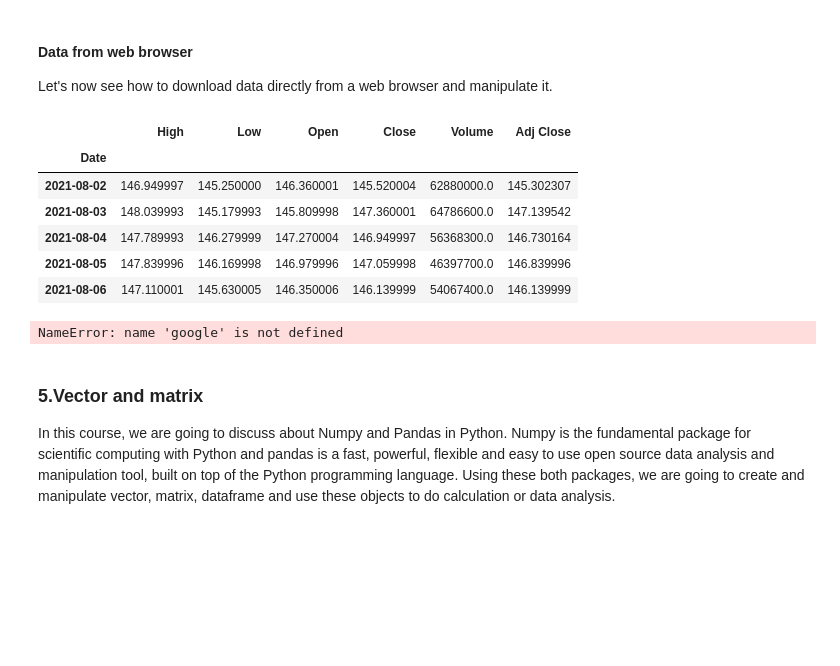
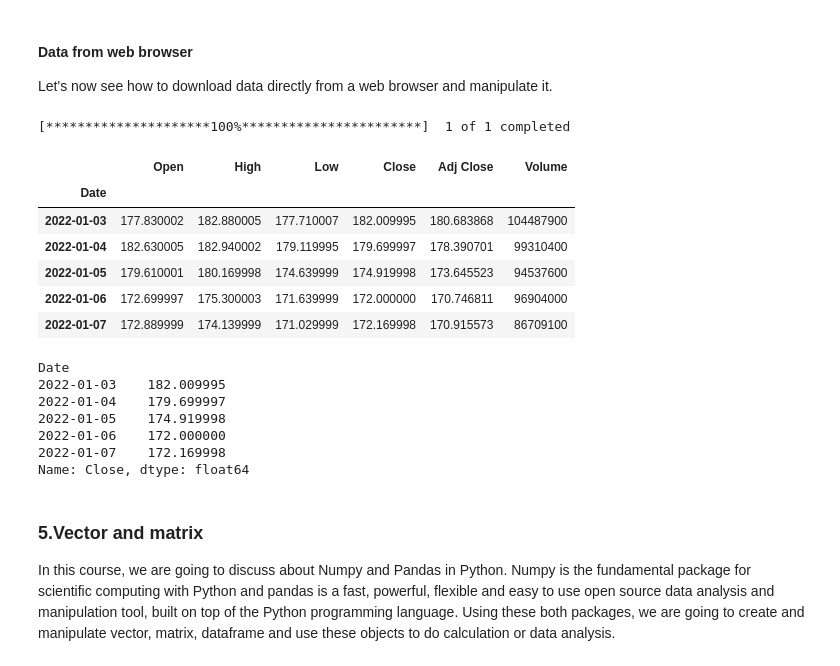
Before and after one commit to UbeyOzcan/UCLouvain_Python_Courses, a Jupyter notebook: Course 1 - data management, variables definition & plots/Course 1 - data management (import-export), variables definition, plots.ipynb, the cells around one changed output. Saved outputs shown, nothing was run; the diff lists cells and outputs as text; code cells hidden in the pictures; blank space fills up the shorter version.

```diff
--- a/Course 1 - data management, variables definition & plots/Course 1 - data management (import-export), variables definition, plots.ipynb
+++ b/Course 1 - data management, variables definition & plots/Course 1 - data management (import-export), variables definition, plots.ipynb
@@ -398,21 +399,28 @@ import datetime
 # %%
-start = datetime.datetime(2021, 8, 1)
-end = datetime.datetime(2021, 8, 31)
+start_date = datetime.datetime(2022, 1, 1)
+end_date = datetime.datetime(2022, 1, 31)
-# %%
-apple = web.DataReader('AAPL', 'yahoo', start, end)
-apple.head()
-# %% [output]
-|  | High | Low | Open | Close | Volume | Adj Close |
-| Date |  |  |  |  |  |  |
-| 2021-08-02 | 146.949997 | 145.250000 | 146.360001 | 145.520004 | 62880000.0 | 145.302307 |
-| 2021-08-03 | 148.039993 | 145.179993 | 145.809998 | 147.360001 | 64786600.0 | 147.139542 |
-| 2021-08-04 | 147.789993 | 146.279999 | 147.270004 | 146.949997 | 56368300.0 | 146.730164 |
-| 2021-08-05 | 147.839996 | 146.169998 | 146.979996 | 147.059998 | 46397700.0 | 146.839996 |
-| 2021-08-06 | 147.110001 | 145.630005 | 146.350006 | 146.139999 | 54067400.0 | 146.139999 |
+# %%
+apple = web.get_data_yahoo('AAPL', start=start_date, end=end_date)
+apple.head()
+# %% [output]
+[*********************100%***********************]  1 of 1 completed
+|  | Open | High | Low | Close | Adj Close | Volume |
+| Date |  |  |  |  |  |  |
+| 2022-01-03 | 177.830002 | 182.880005 | 177.710007 | 182.009995 | 180.683868 | 104487900 |
+| 2022-01-04 | 182.630005 | 182.940002 | 179.119995 | 179.699997 | 178.390701 | 99310400 |
+| 2022-01-05 | 179.610001 | 180.169998 | 174.639999 | 174.919998 | 173.645523 | 94537600 |
+| 2022-01-06 | 172.699997 | 175.300003 | 171.639999 | 172.000000 | 170.746811 | 96904000 |
+| 2022-01-07 | 172.889999 | 174.139999 | 171.029999 | 172.169998 | 170.915573 | 86709100 |
 # %%
-google["Close"].head()
+apple["Close"].head()
 # %% [output]
-NameError: name 'google' is not defined
+Date
+2022-01-03    182.009995
+2022-01-04    179.699997
+2022-01-05    174.919998
+2022-01-06    172.000000
+2022-01-07    172.169998
+Name: Close, dtype: float64
 # %% [markdown]
 ### 5.Vector and matrix
 In this course, we are going to discuss about Numpy and Pandas in Python. Numpy is the fundamental package for scientific computing with Python and pandas is a fast, powerful, flexible and easy to use open source data analysis and manipulation tool,
```
Also changed, not shown: parts of 4 cells of this notebook, 2 other files.
